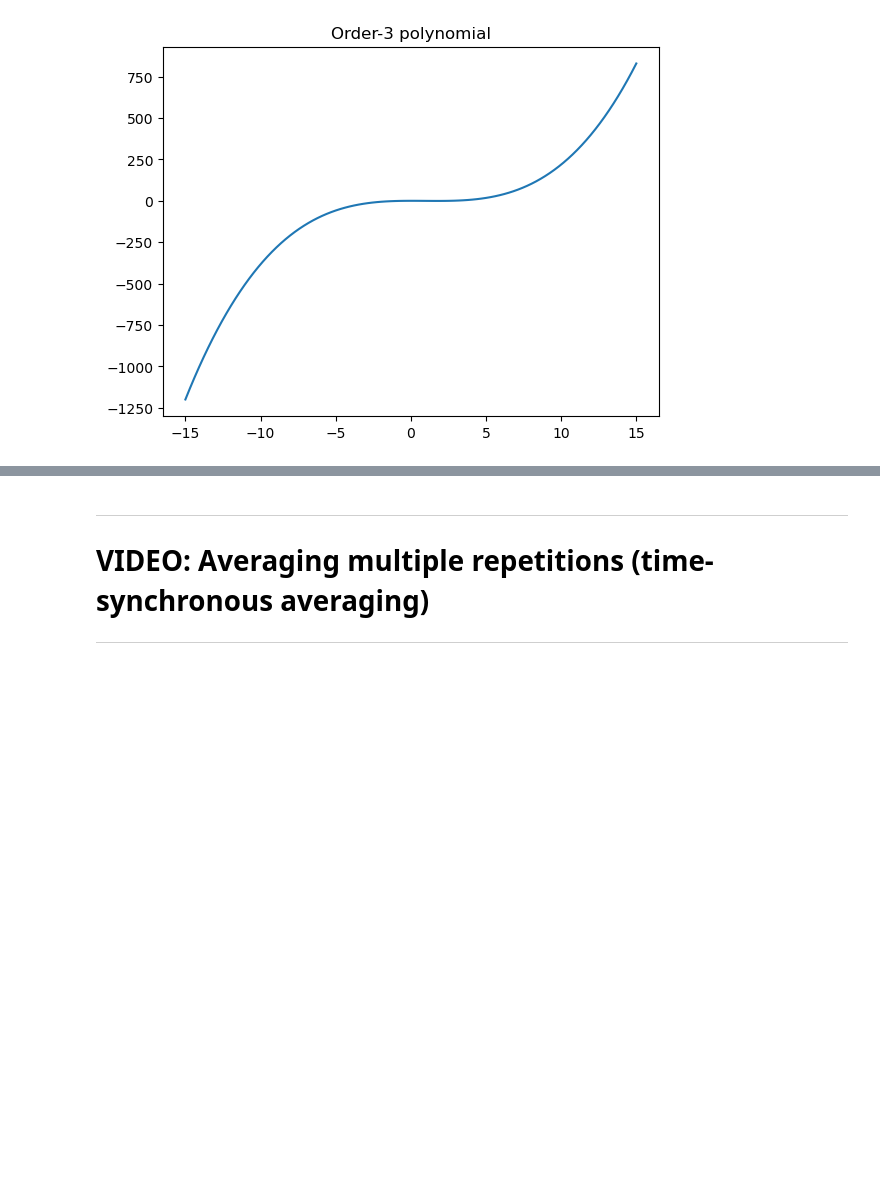
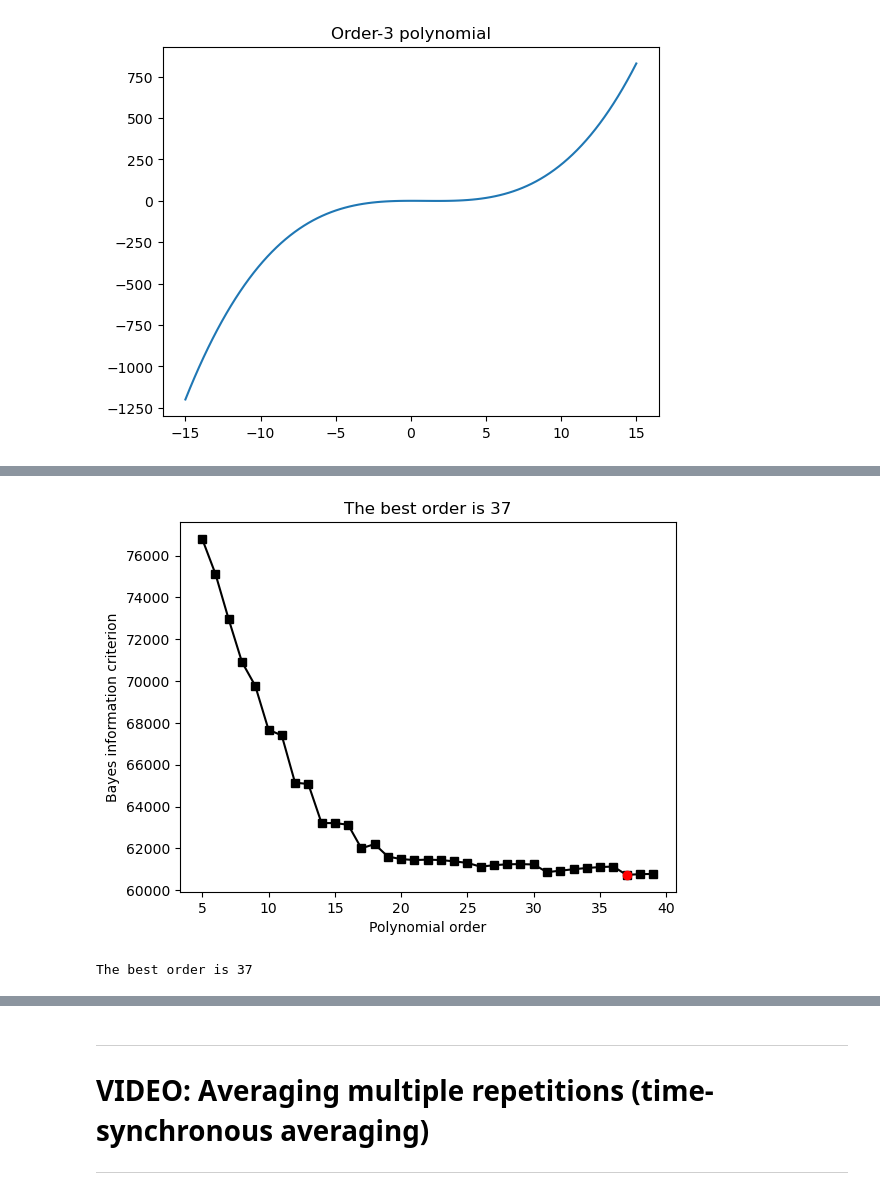
Before and after one commit to PeiranLi0930/TorchProject, a Jupyter notebook: Signal_Processing/TimeSeriesDenoising/sigprocMXC_timeSeriesDenoising.ipynb, the cells around one changed output, grey strips where cells are left out. Saved outputs shown, nothing was run; the diff lists cells and outputs as text; code cells hidden in the pictures; blank space fills up the shorter version.

```diff
--- a/Signal_Processing/TimeSeriesDenoising/sigprocMXC_timeSeriesDenoising.ipynb
+++ b/Signal_Processing/TimeSeriesDenoising/sigprocMXC_timeSeriesDenoising.ipynb
@@ -534,3 +579,9 @@ plt.show()
+# %%
+best_order = find_best_order(signal, t, len(signal))
+print(f"The best order is {best_order}")
+# %% [output]
+[figure, added]
+The best order is 37
 # %%
 ## now repeat filter for best (smallest) BIC
 
```
Also changed, not shown: parts of 6 cells of this notebook, 13 other files.
